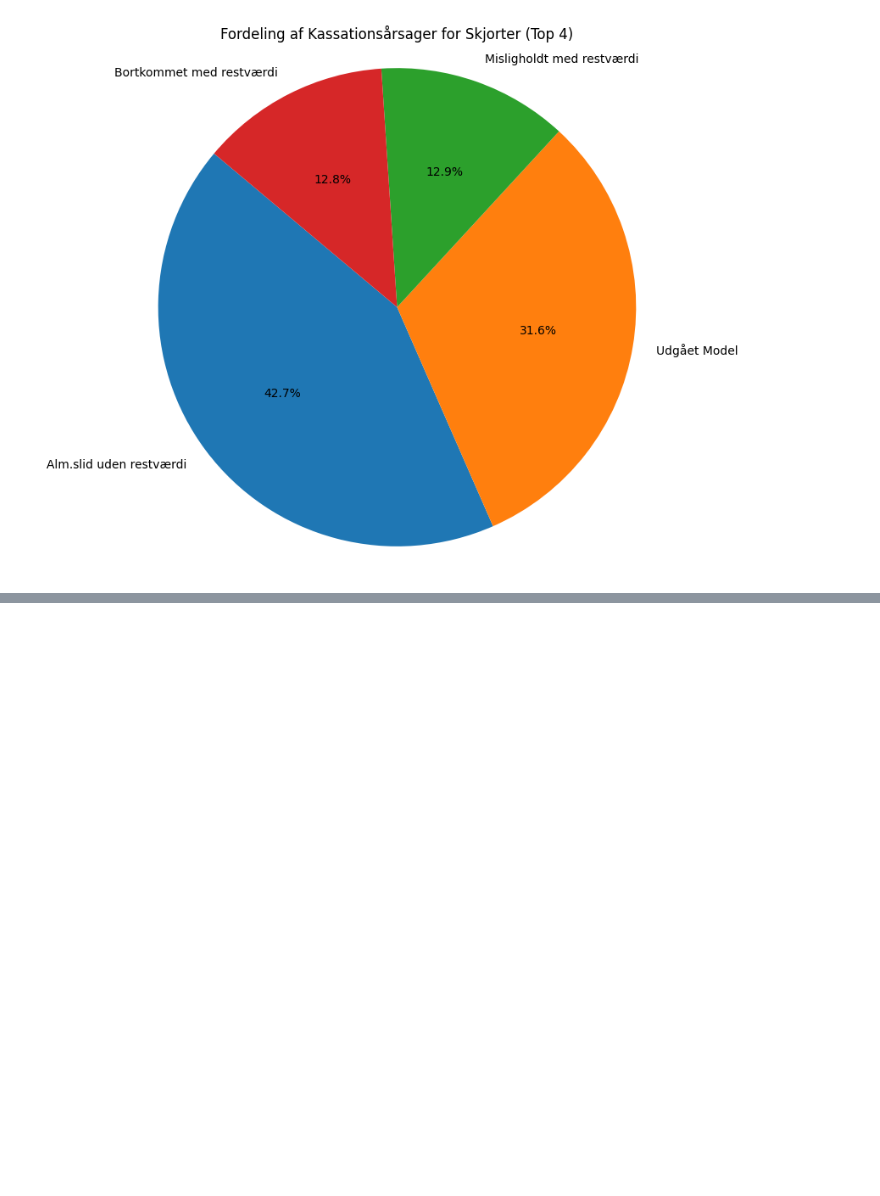
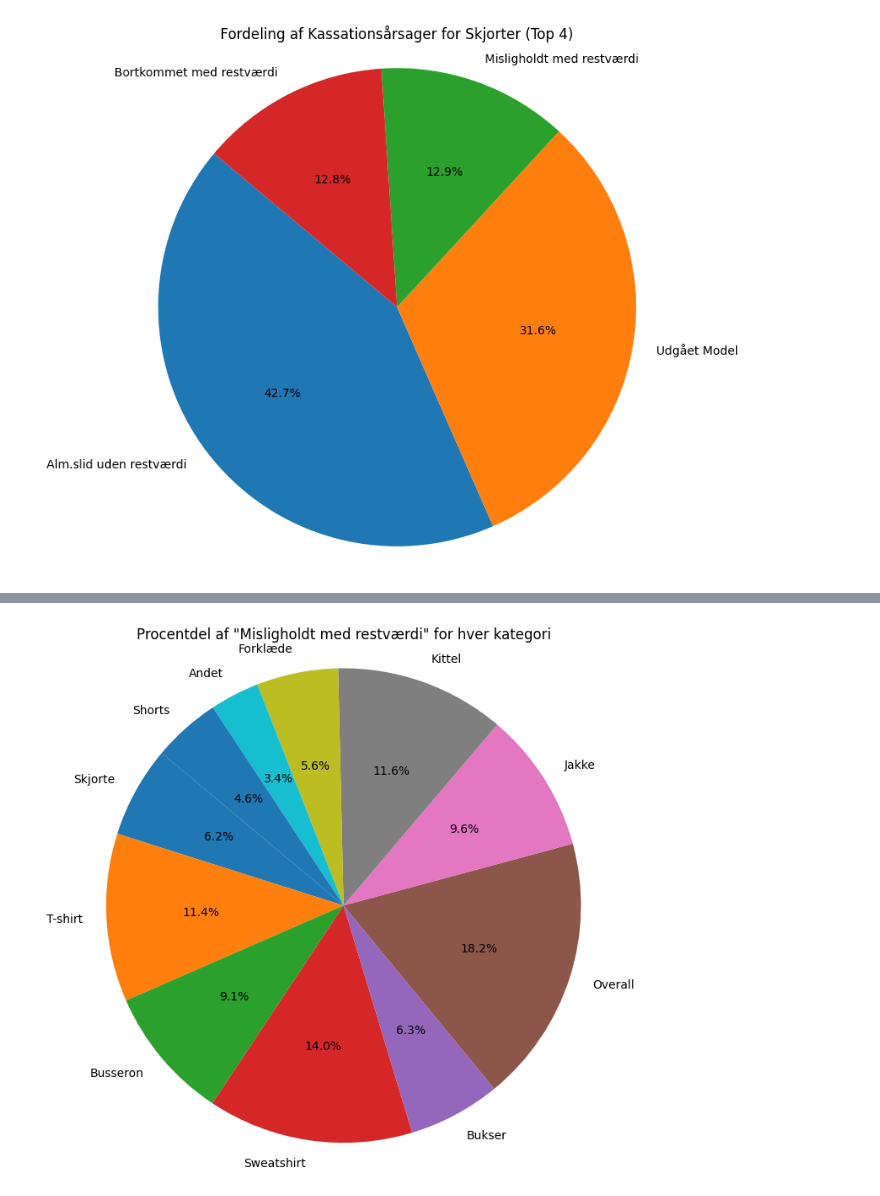
Before and after one commit to Mathias2209/Dataprojekt, a Jupyter notebook: Plots til grupperede data.ipynb, the cells around one changed output, grey strips where cells are left out. Saved outputs shown, nothing was run; the diff lists cells and outputs as text; code cells hidden in the pictures; blank space fills up the shorter version.

```diff
--- a/Plots til grupperede data.ipynb
+++ b/Plots til grupperede data.ipynb
@@ -183,0 +184,21 @@ plt.show()
+# %%
+# Find alle produkter i kategorien kassationsårsag "Misligholdt med restværdi"
+misligholdt_df = samlet_df[samlet_df['Kassationsårsag (ui)'] == 'Misligholdt med restværdi']
+
+# Lav et pie chart over procentdelen af "Misligholdt med restværdi" for hver kategori
+misligholdt_procenter = []
+for kategori in kategorier:
+    total_kategori = samlet_df[samlet_df['Kategori'] == kategori].shape[0]
+    misligholdt_kategori = misligholdt_df[misligholdt_df['Kategori'] == kategori].shape[0]
+    if total_kategori > 0:
+        procent_misligholdt_kategori = (misligholdt_kategori / total_kategori) * 100
+        misligholdt_procenter.append(procent_misligholdt_kategori)
+    else:
+        misligholdt_procenter.append(0)
+plt.figure(figsize=(8, 8))
+plt.pie(misligholdt_procenter, labels=kategorier, autopct='%1.1f%%', startangle=140)
+plt.title('Procentdel af "Misligholdt med restværdi" for hver kategori')
+plt.axis('equal')
+plt.show()
+# %% [output]
+[figure, added]
```
Also changed, not shown: parts of 3 cells of this notebook, 1 other file.
